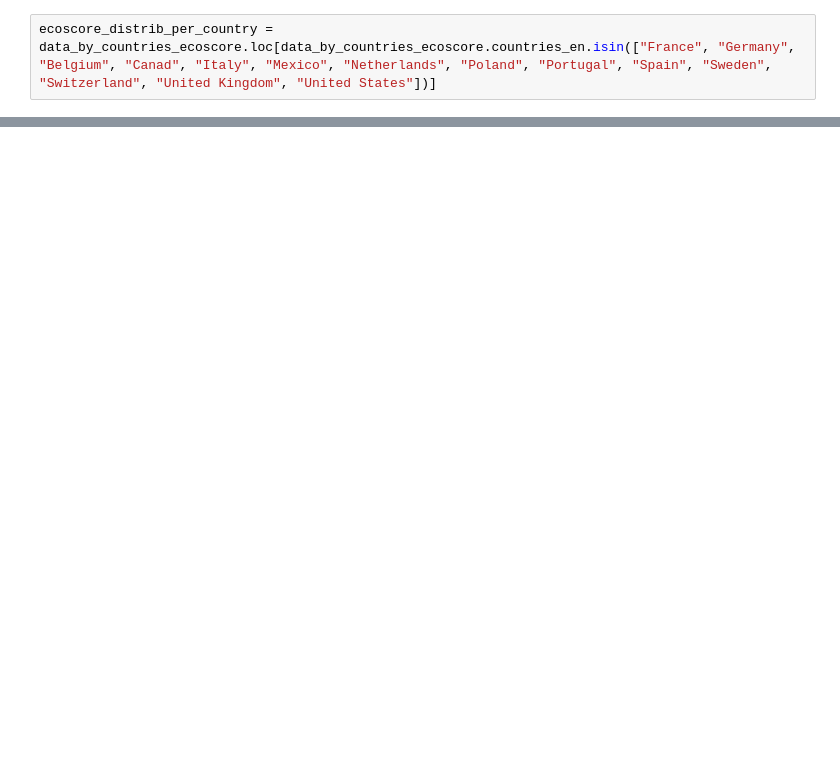
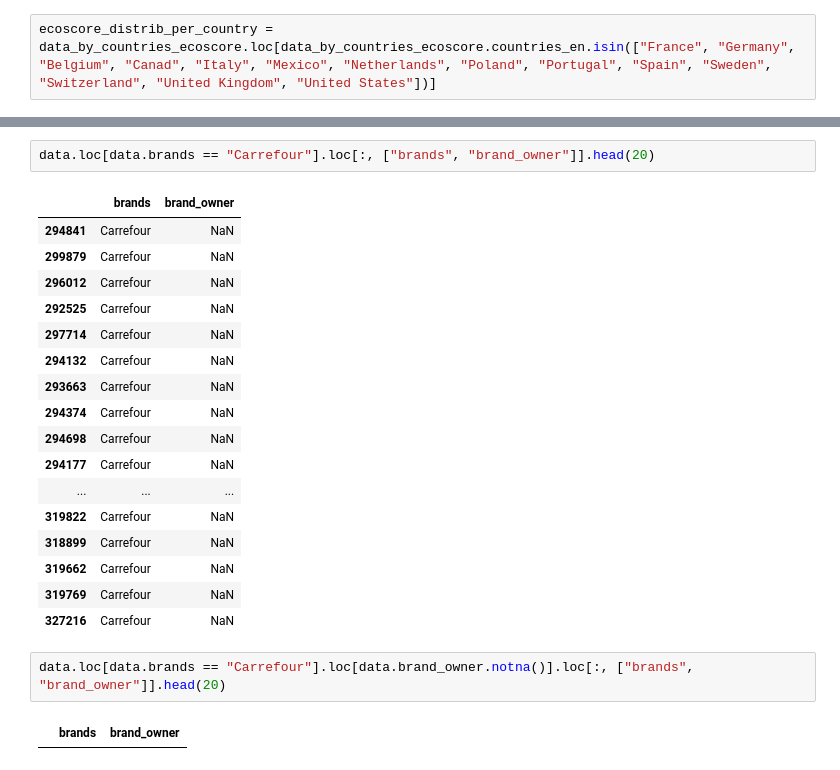
Before and after one commit to curiousmindflow/oc-ml-p2, a Jupyter notebook: exploration.ipynb, the cells around one changed output, grey strips where cells are left out. Drawn from its saved outputs; the diff is of its cells as text; blank space fills up the shorter version.

```diff
--- a/exploration.ipynb
+++ b/exploration.ipynb
@@ -158,0 +380,24 @@ plt.show()
+# %%
+data.loc[data.brands == "Carrefour"].loc[:, ["brands", "brand_owner"]].head(20)
+# %% [output]
+|  | brands | brand_owner |
+| 294841 | Carrefour | NaN |
+| 299879 | Carrefour | NaN |
+| 296012 | Carrefour | NaN |
+| 292525 | Carrefour | NaN |
+| 297714 | Carrefour | NaN |
+| 294132 | Carrefour | NaN |
+| 293663 | Carrefour | NaN |
+| 294374 | Carrefour | NaN |
+| 294698 | Carrefour | NaN |
+| 294177 | Carrefour | NaN |
+| ... | ... | ... |
+| 319822 | Carrefour | NaN |
+| 318899 | Carrefour | NaN |
+| 319662 | Carrefour | NaN |
+| 319769 | Carrefour | NaN |
+| 327216 | Carrefour | NaN |
+# %%
+data.loc[data.brands == "Carrefour"].loc[data.brand_owner.notna()].loc[:, ["brands", "brand_owner"]].head(20)
+# %% [output]
+|  | brands | brand_owner |
```
Also changed, not shown: parts of 31 cells of this notebook.
